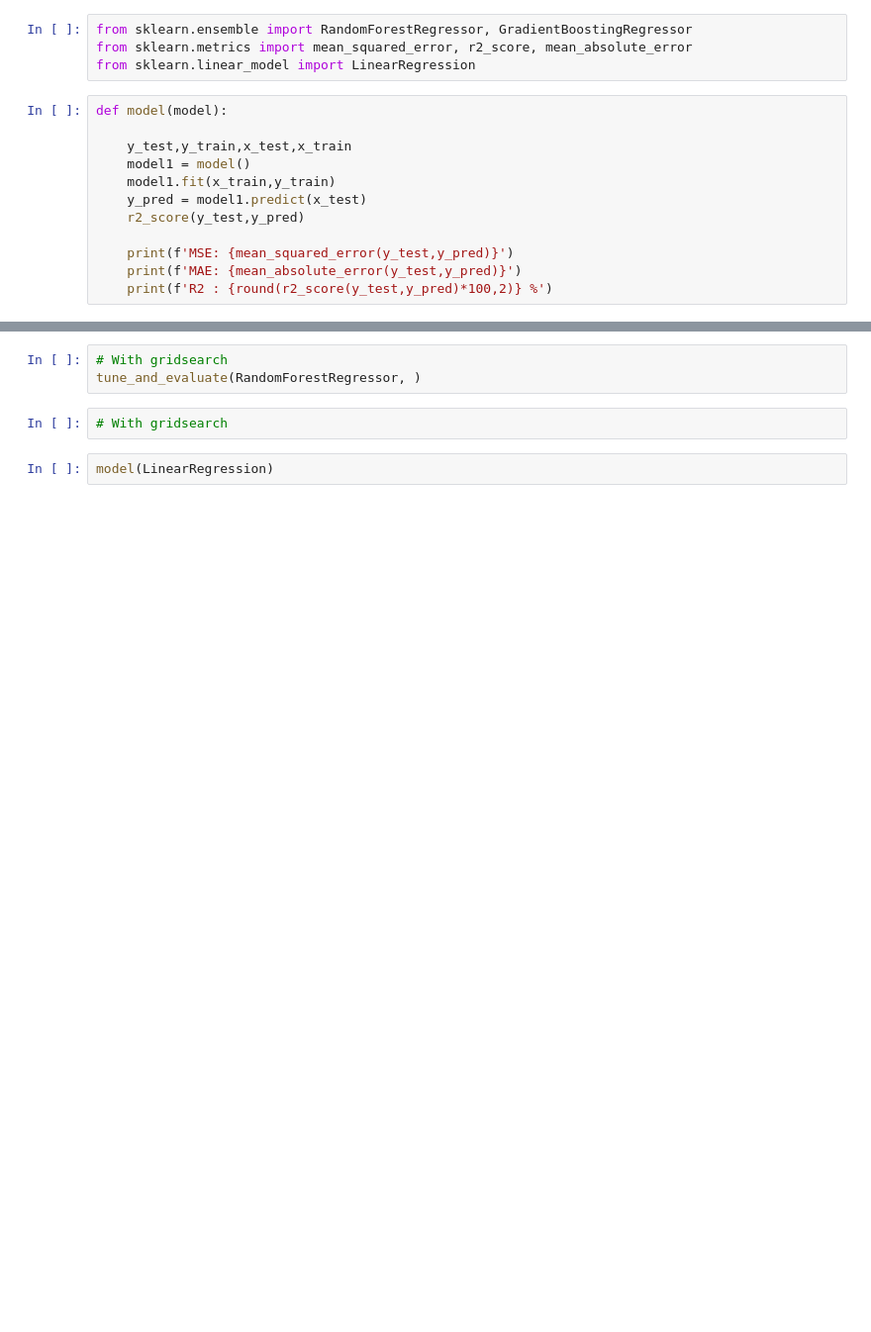
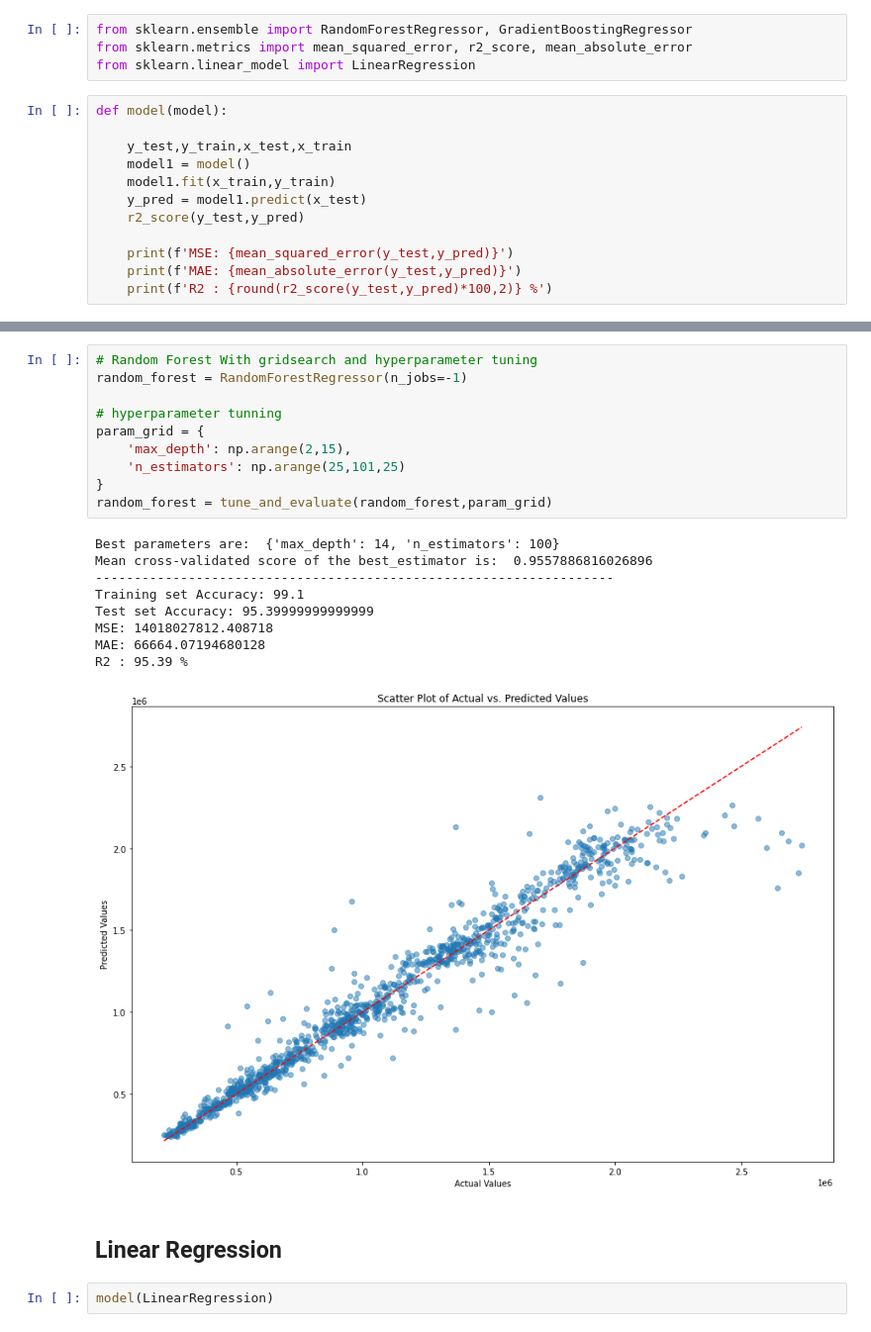
Before and after one commit to priyasjsu/walmart_sale_prediction, a Jupyter notebook: src/Walmart_sales_prediction.ipynb, the cells around one changed output, grey strips where cells are left out. Shown: that part at 99% size. Saved outputs shown, nothing was run; the diff lists cells and outputs as text; blank space fills up the shorter version.

```diff
--- a/src/Walmart_sales_prediction.ipynb
+++ b/src/Walmart_sales_prediction.ipynb
@@ -130,8 +180,25 @@ R2 : 95.37 %
-# %%
-# With gridsearch
-tune_and_evaluate(RandomForestRegressor, )
-# %%
-# With gridsearch
+# %%
+# Random Forest With gridsearch and hyperparameter tuning
+random_forest = RandomForestRegressor(n_jobs=-1)
+
+# hyperparameter tunning
+param_grid = {
+    'max_depth': np.arange(2,15),
+    'n_estimators': np.arange(25,101,25)
+}
+random_forest = tune_and_evaluate(random_forest,param_grid)
+# %% [output]
+Best parameters are:  {'max_depth': 14, 'n_estimators': 100}
+Mean cross-validated score of the best_estimator is:  0.9557886816026896
+-------------------------------------------------------------------
+Training set Accuracy: 99.1
+Test set Accuracy: 95.39999999999999
+MSE: 14018027812.408718
+MAE: 66664.07194680128
+R2 : 95.39 %
+[figure, added]
+# %% [markdown]
+## Linear Regression
 # %%
 model(LinearRegression)
 # %% [output]
```
Also changed, not shown: parts of 21 cells of this notebook.
